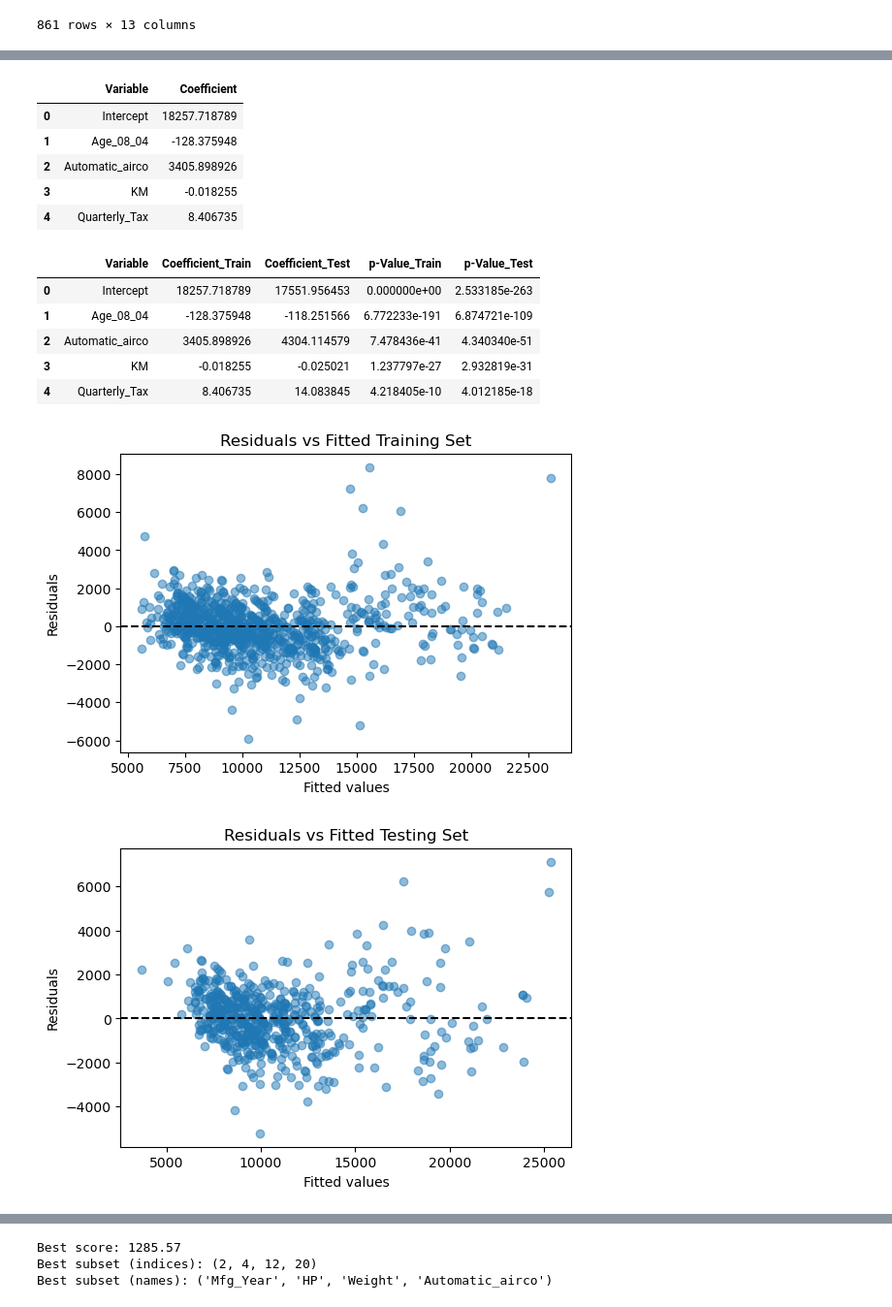
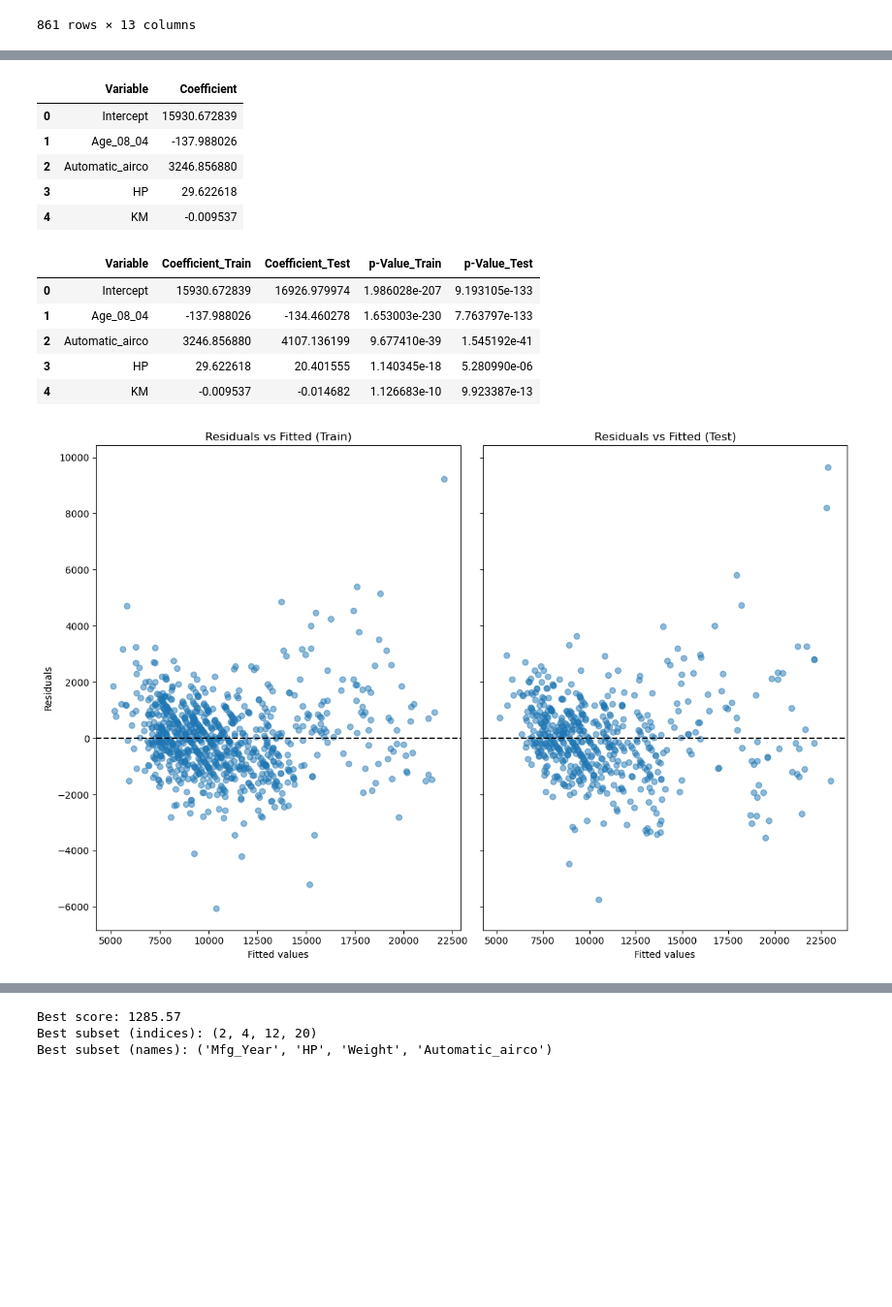
Before and after one commit to liulawrence2002/Project-1-MSBA, a Jupyter notebook: project_1_final.ipynb, the cells around one changed output, grey strips where cells are left out. Shown at 97% size. Drawn from its saved outputs; the diff is of its cells as text; code cells hidden in the pictures; blank space fills up the shorter version.

Commit message:
newest edits , to make plots more tight and compact for report

```diff
--- a/project_1_final.ipynb
+++ b/project_1_final.ipynb
@@ -473,7 +500,7 @@ VIF for full model after removing problematic variables
 # %%
 ## let us train the model using the top variables based on the lowest P-Value
 ## create prediction set
-predictors_best_four = ['Age_08_04' , 'Automatic_airco' , 'KM' ,'Quarterly_Tax']
+predictors_best_four = ['Age_08_04' , 'Automatic_airco' , 'HP' ,'KM']
 # subset the new train and test data sets
 X_train_b4 = train_data[predictors_best_four].copy()
 y_train_b4 = train_data['Price'].copy()
@@ -492,11 +519,11 @@ coef_table_b4 = pd.DataFrame({
 coef_table_b4
 # %% [output]
 |  | Variable | Coefficient |
-| 0 | Intercept | 18257.718789 |
-| 1 | Age_08_04 | -128.375948 |
-| 2 | Automatic_airco | 3405.898926 |
-| 3 | KM | -0.018255 |
-| 4 | Quarterly_Tax | 8.406735 |
+| 0 | Intercept | 15930.672839 |
+| 1 | Age_08_04 | -137.988026 |
+| 2 | Automatic_airco | 3246.856880 |
+| 3 | HP | 29.622618 |
+| 4 | KM | -0.009537 |
 # %%
 ## check against the test set.
 model_multiple_reg_b4test = LinearRegression().fit(X_test_b4 , y_test_b4)
@@ -513,32 +540,32 @@ my_comp_coef_table = pd.DataFrame({
 my_comp_coef_table
 # %% [output]
 |  | Variable | Coefficient_Train | Coefficient_Test | p-Value_Train | p-Value_Test |
-| 0 | Intercept | 18257.718789 | 17551.956453 | 0.000000e+00 | 2.533185e-263 |
-| 1 | Age_08_04 | -128.375948 | -118.251566 | 6.772233e-191 | 6.874721e-109 |
-| 2 | Automatic_airco | 3405.898926 | 4304.114579 | 7.478436e-41 | 4.340340e-51 |
-| 3 | KM | -0.018255 | -0.025021 | 1.237797e-27 | 2.932819e-31 |
-| 4 | Quarterly_Tax | 8.406735 | 14.083845 | 4.218405e-10 | 4.012185e-18 |
+| 0 | Intercept | 15930.672839 | 16926.979974 | 1.986028e-207 | 9.193105e-133 |
+| 1 | Age_08_04 | -137.988026 | -134.460278 | 1.653003e-230 | 7.763797e-133 |
+| 2 | Automatic_airco | 3246.856880 | 4107.136199 | 9.677410e-39 | 1.545192e-41 |
+| 3 | HP | 29.622618 | 20.401555 | 1.140345e-18 | 5.280990e-06 |
+| 4 | KM | -0.009537 | -0.014682 | 1.126683e-10 | 9.923387e-13 |
 # %%
-## check the residuals of the
+## check the residuals of the train and test set
 
-plt.figure(figsize=(6, 4))
-plt.scatter(model_ols_b4train.fittedvalues, model_ols_b4train.resid, alpha=0.5)
-plt.axhline(0, color="k", linestyle="--")
-plt.xlabel("Fitted values")
-plt.ylabel("Residuals")
-plt.title("Residuals vs Fitted Training Set")
+fig, axs = plt.subplots(1, 2, figsize=(12, 8), sharey=True)
+# Training Set
+axs[0].scatter(model_ols_b4train.fittedvalues, model_ols_b4train.resid, alpha=0.5)
+axs[0].axhline(0, color="k", linestyle="--")
+axs[0].set_xlabel("Fitted values")
+axs[0].set_ylabel("Residuals")
+axs[0].set_title("Residuals vs Fitted (Train)")
+
+# Testing Set
+axs[1].scatter(model_ols_b4test.fittedvalues, model_ols_b4test.resid, alpha=0.5)
+axs[1].axhline(0, color="k", linestyle="--")
+axs[1].set_xlabel("Fitted values")
+axs[1].set_title("Residuals vs Fitted (Test)")
+
+plt.tight_layout()
 plt.show()
-
-plt.figure(figsize=(6, 4))
-plt.scatter(model_ols_b4test.fittedvalues, model_ols_b4test.resid, alpha=0.5)
-plt.axhline(0, color="k", linestyle="--")
-plt.xlabel("Fitted values")
-plt.ylabel("Residuals")
-plt.title("Residuals vs Fitted Testing Set")
-plt.show()
 # %% [output]
-[figure, old version]
+[figure, new version]
-[figure, removed]
 # %%
 
 
```
Also changed, not shown: parts of 20 cells of this notebook.
